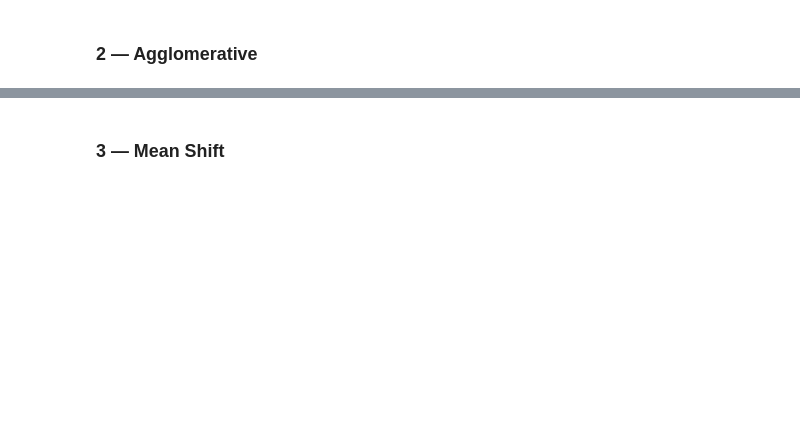
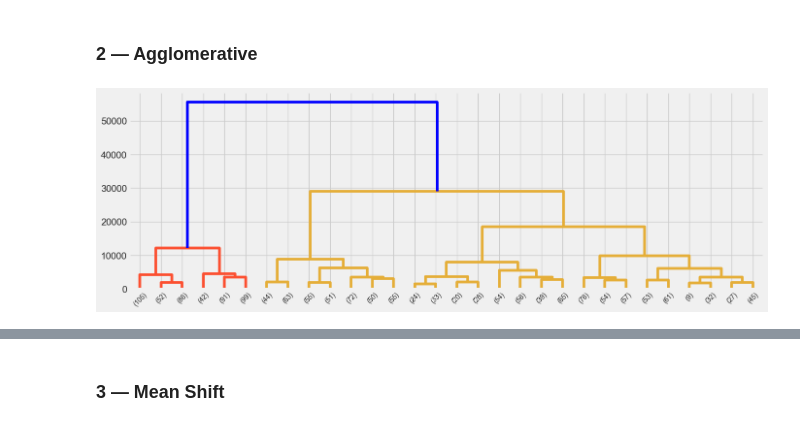
Before and after one commit to zalfyputra/wine-quality-clustering, a Jupyter notebook: wine-quality-clustering.ipynb, the cells around one changed output, grey strips where cells are left out. Saved outputs shown, nothing was run; the diff lists cells and outputs as text; code cells hidden in the pictures; blank space fills up the shorter version.

```diff
--- a/wine-quality-clustering.ipynb
+++ b/wine-quality-clustering.ipynb
@@ -171,0 +213,6 @@ plt.show()
+# %%
+### BEGIN SOLUTION
+km = KMeans(n_clusters=8, random_state=42)
+km = km.fit(df[float_columns])
+df['k-means'] = km.predict(df[float_columns])
+df.sample(9)
@@ -172,2 +256,23 @@ plt.show()
 # %% [markdown]
 ### 2 — Agglomerative
+# %%
+from sklearn.cluster import AgglomerativeClustering
+### BEGIN SOLUTION
+ag = AgglomerativeClustering(n_clusters=7, linkage='ward', compute_full_tree=True)
+ag = ag.fit(df[float_columns])
+df['agglom'] = ag.fit_predict(df[float_columns])
+# %%
+# First, we import the cluster hierarchy module from SciPy (described above) to obtain the linkage and dendrogram functions.
+from scipy.cluster import hierarchy
+
+Z = hierarchy.linkage(ag.children_, method='ward')
+
+fig, ax = plt.subplots(figsize=(15,5))
+
+den = hierarchy.dendrogram(Z, orientation='top',
+                           p=30, truncate_mode='lastp',
+                           show_leaf_counts=True, ax=ax,
+                           above_threshold_color='blue')
+### END SOLUTION
+# %% [output]
+[figure, added]
```
Also changed, not shown: parts of 14 cells of this notebook.
